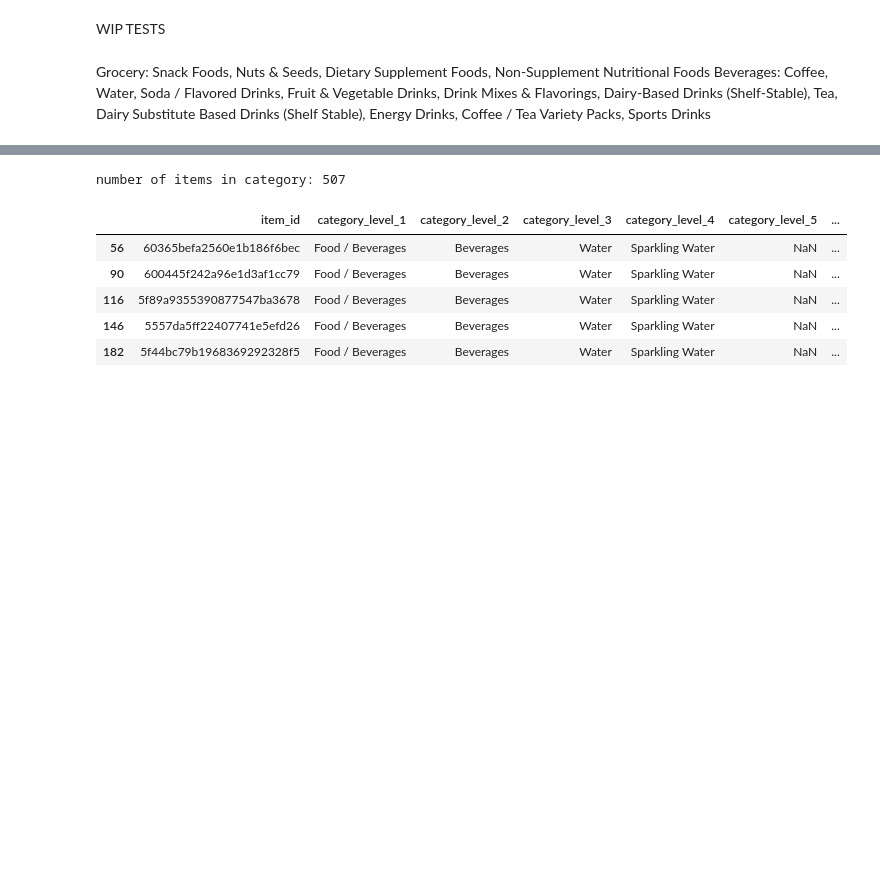
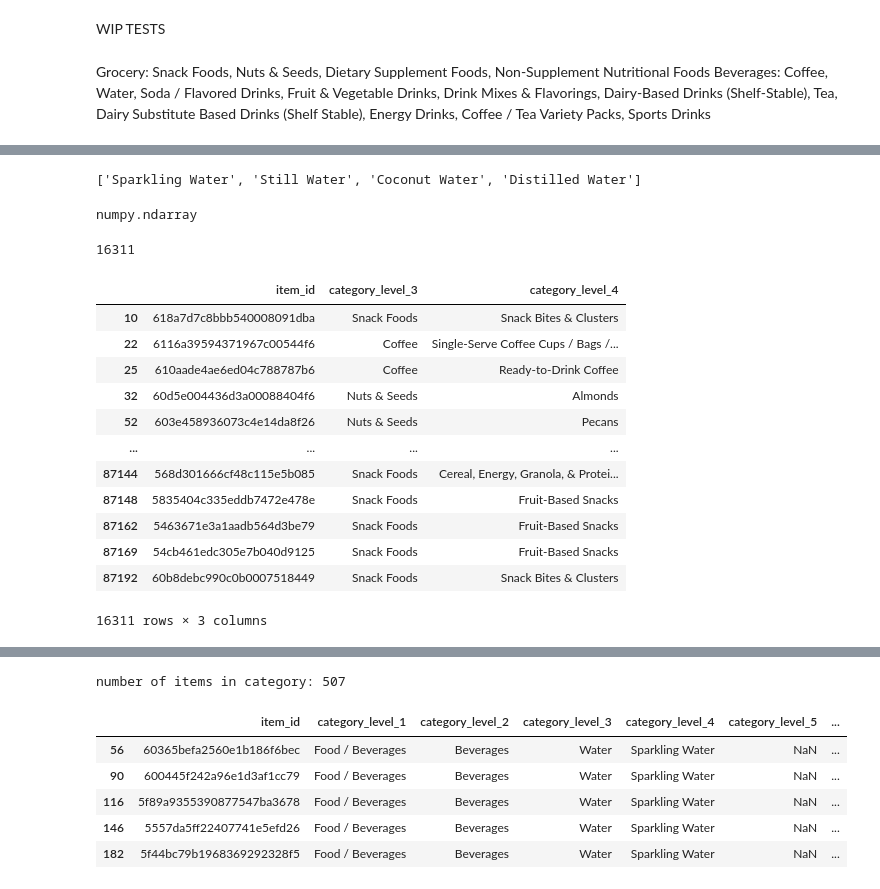
Before and after one commit to mafer09/craving-meter, a Jupyter notebook: Solr_Category.ipynb, the cells around one changed output, grey strips where cells are left out. Drawn from its saved outputs; the diff is of its cells as text; code cells hidden in the pictures; blank space fills up the shorter version.

```diff
--- a/Solr_Category.ipynb
+++ b/Solr_Category.ipynb
@@ -141,0 +173,6 @@ import pandas as pd
+# %%
+lvl4 = df.drop(columns='item_id').loc[df['category_level_3'] == "Water"]
+a = lvl4['category_level_4'].unique()
+a.tolist()
+# %% [output]
+['Sparkling Water', 'Still Water', 'Coconut Water', 'Distilled Water']
@@ -141,0 +181,28 @@ import pandas as pd
+# %%
+type(a)
+# %% [output]
+numpy.ndarray
+# %%
+valid_categories = ["Snack Foods","Nuts & Seeds","Dietary Supplement Foods","Non-Supplement Nutritional Foods","Coffee","Water","Soda / Flavored Drinks","Fruit & Vegetable Drinks","Drink Mixes & Flavorings","Dairy-Based Drinks (Shelf-Stable)","Tea","Dairy Substitute Based Drinks (Shelf Stable)","Energy Drinks","Coffee / Tea Variety Packs","Sports Drinks"]
+fdf = df.loc[df['category_level_3'].isin(valid_categories)]
+# len(fdf['category_level_3'].unique())
+# %%
+len(fdf)
+# %% [output]
+16311
+# %%
+fdf
+# %% [output]
+|  | item_id | category_level_3 | category_level_4 |
+| 10 | 618a7d7c8bbb540008091dba | Snack Foods | Snack Bites & Clusters |
+| 22 | 6116a39594371967c00544f6 | Coffee | Single-Serve Coffee Cups / Bags /... |
+| 25 | 610aade4ae6ed04c788787b6 | Coffee | Ready-to-Drink Coffee |
+| 32 | 60d5e004436d3a00088404f6 | Nuts & Seeds | Almonds |
+| 52 | 603e458936073c4e14da8f26 | Nuts & Seeds | Pecans |
+| ... | ... | ... | ... |
+| 87144 | 568d301666cf48c115e5b085 | Snack Foods | Cereal, Energy, Granola, & Protei... |
+| 87148 | 5835404c335eddb7472e478e | Snack Foods | Fruit-Based Snacks |
+| 87162 | 5463671e3a1aadb564d3be79 | Snack Foods | Fruit-Based Snacks |
+| 87169 | 54cb461edc305e7b040d9125 | Snack Foods | Fruit-Based Snacks |
+| 87192 | 60b8debc990c0b0007518449 | Snack Foods | Snack Bites & Clusters |
+16311 rows × 3 columns
```
Also changed, not shown: parts of 20 cells of this notebook, 1 other file.
